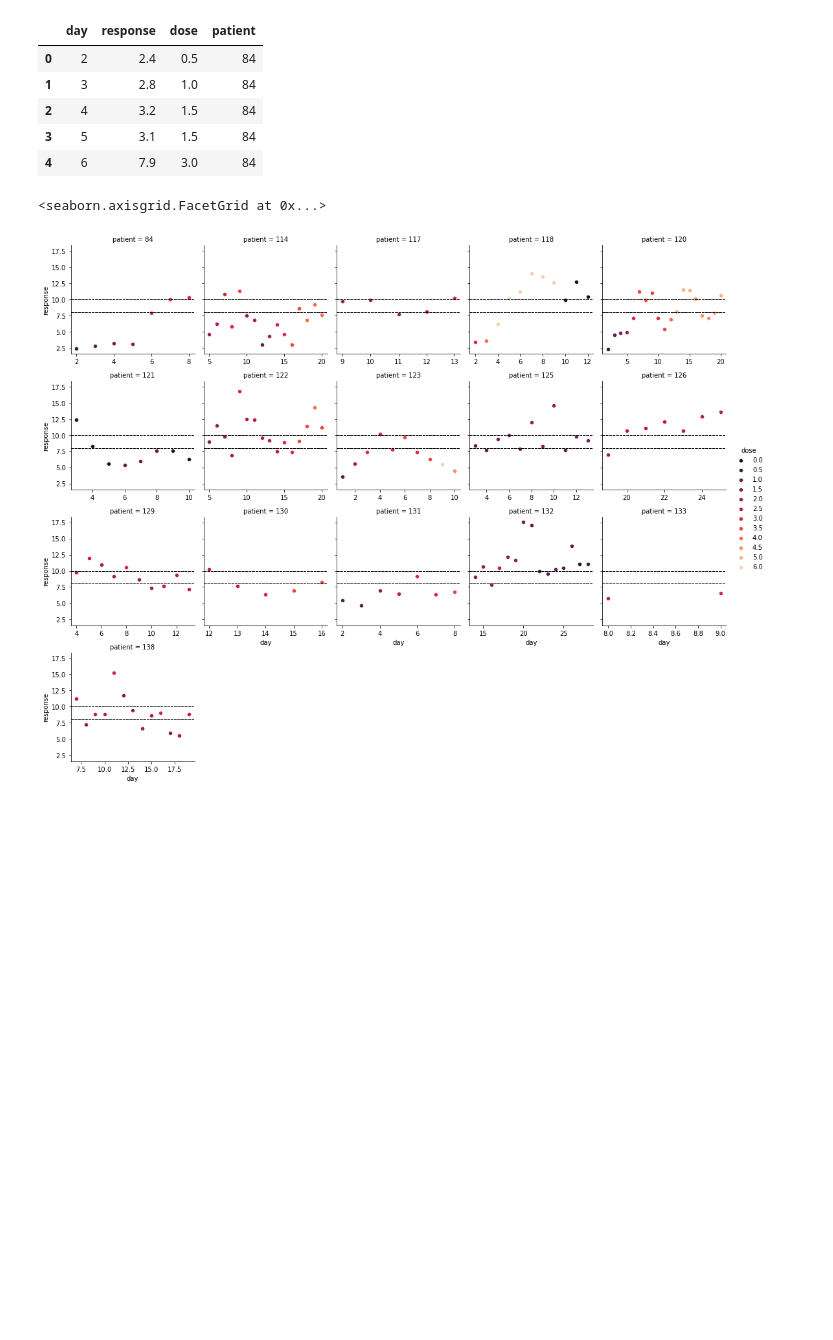
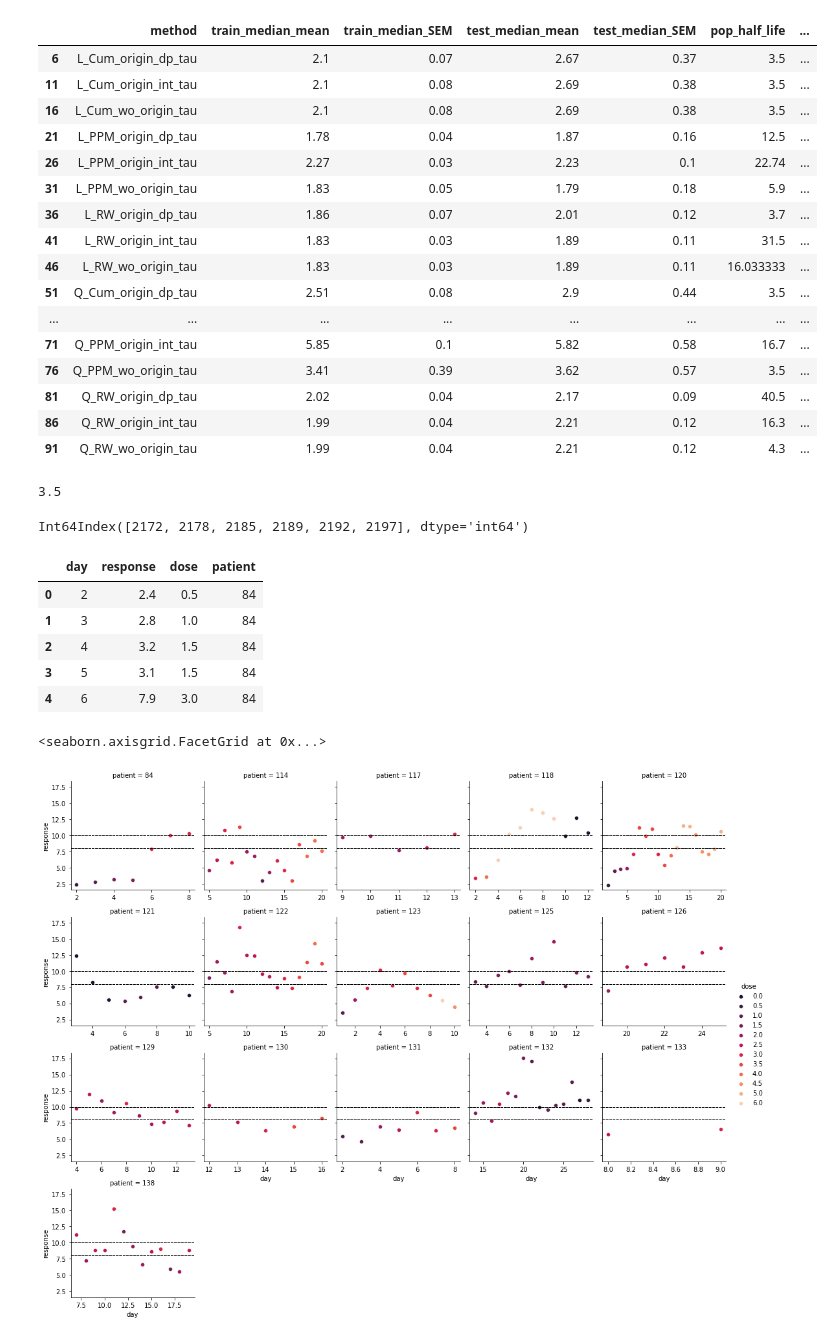
Before and after one commit to tshibei/retro_ped_liver_transplant, a Jupyter notebook: retro_PLT.ipynb, the cells around one changed output. Saved outputs shown, nothing was run; the diff lists cells and outputs as text; code cells hidden in the pictures; blank space fills up the shorter version.

```diff
--- a/retro_PLT.ipynb
+++ b/retro_PLT.ipynb
@@ -40,0 +41,3 @@ Wall time: 3min 46s
+# %%
+import pandas as pd
+df = pd.read_excel('output_20220626-222353.xlsx', sheet_name='result')
@@ -41,3 +217,34 @@ Wall time: 3min 46s
+# %%
+five_fold_cross_val_results_summary
+# %% [output]
+|  | method | train_median_mean | train_median_SEM | test_median_mean | test_median_SEM | pop_half_life | ... |
+| 6 | L_Cum_origin_dp_tau | 2.1 | 0.07 | 2.67 | 0.37 | 3.5 | ... |
+| 11 | L_Cum_origin_int_tau | 2.1 | 0.08 | 2.69 | 0.38 | 3.5 | ... |
+| 16 | L_Cum_wo_origin_tau | 2.1 | 0.08 | 2.69 | 0.38 | 3.5 | ... |
+| 21 | L_PPM_origin_dp_tau | 1.78 | 0.04 | 1.87 | 0.16 | 12.5 | ... |
+| 26 | L_PPM_origin_int_tau | 2.27 | 0.03 | 2.23 | 0.1 | 22.74 | ... |
+| 31 | L_PPM_wo_origin_tau | 1.83 | 0.05 | 1.79 | 0.18 | 5.9 | ... |
+| 36 | L_RW_origin_dp_tau | 1.86 | 0.07 | 2.01 | 0.12 | 3.7 | ... |
+| 41 | L_RW_origin_int_tau | 1.83 | 0.03 | 1.89 | 0.11 | 31.5 | ... |
+| 46 | L_RW_wo_origin_tau | 1.83 | 0.03 | 1.89 | 0.11 | 16.033333 | ... |
+| 51 | Q_Cum_origin_dp_tau | 2.51 | 0.08 | 2.9 | 0.44 | 3.5 | ... |
+| ... | ... | ... | ... | ... | ... | ... | ... |
+| 71 | Q_PPM_origin_int_tau | 5.85 | 0.1 | 5.82 | 0.58 | 16.7 | ... |
+| 76 | Q_PPM_wo_origin_tau | 3.41 | 0.39 | 3.62 | 0.57 | 3.5 | ... |
+| 81 | Q_RW_origin_dp_tau | 2.02 | 0.04 | 2.17 | 0.09 | 40.5 | ... |
+| 86 | Q_RW_origin_int_tau | 1.99 | 0.04 | 2.21 | 0.12 | 16.3 | ... |
+| 91 | Q_RW_wo_origin_tau | 1.99 | 0.04 | 2.21 | 0.12 | 4.3 | ... |
+# %%
+new_df = five_fold_cross_val_results_summary.copy()
+a = float(new_df.loc[new_df.index[new_df.method == 'L_Cum_origin_dp_tau'], 'pop_half_life'])
+a
+# %% [output]
+3.5
+# %%
+pd.set_option('display.max_rows', None)
+dat.index[dat.abs_deviation == dat[dat.method == 'L_PPM_origin_int_tau'].abs_deviation.min()]
+# %% [output]
+Int64Index([2172, 2178, 2185, 2189, 2192, 2197], dtype='int64')
 # %%
 import pandas as pd
 dat = pd.read_excel('output.xlsx', sheet_name='clean')
```
Also changed, not shown: parts of 3 cells of this notebook, 6 other files.
